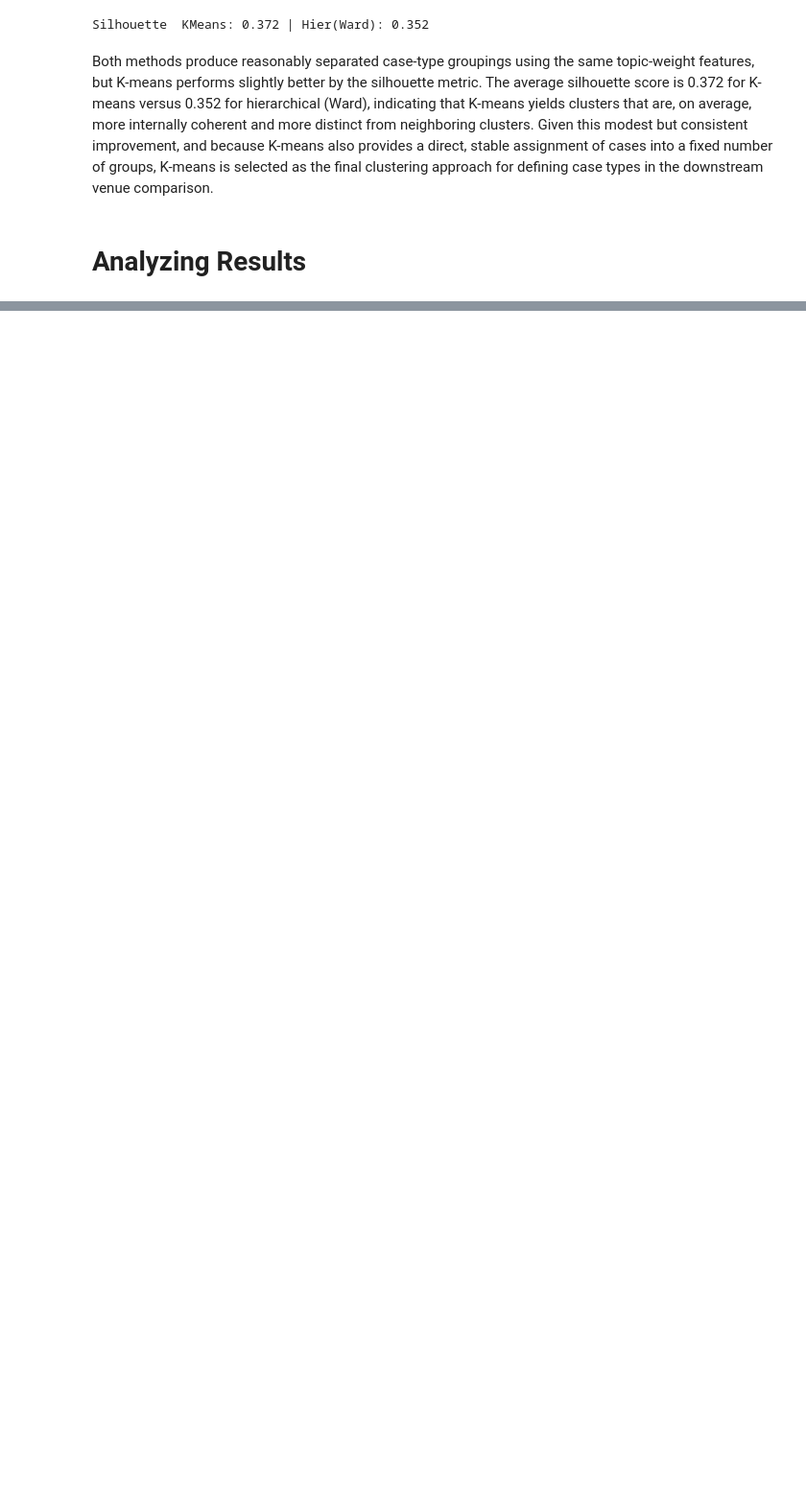
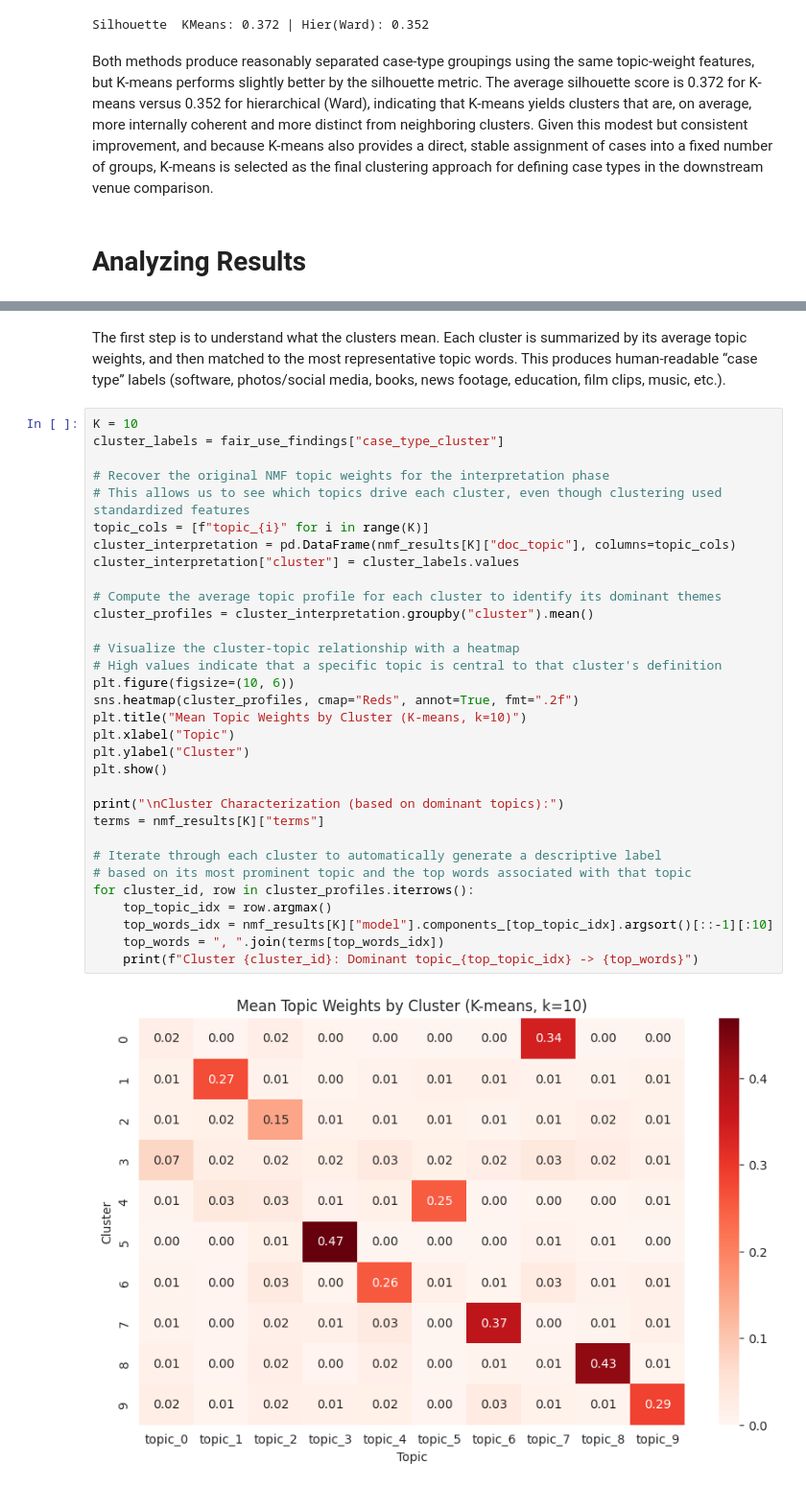
Before and after one commit to mqanaq/BA820-B1-Team13, a Jupyter notebook: MG/M2_Mohamad_Gong_Fair_Use_Data_Early_Analysis_and_Insights.ipynb, the cells around one changed output, grey strips where cells are left out. Shown at 96% size. Drawn from its saved outputs; the diff is of its cells as text; blank space fills up the shorter version.

```diff
--- a/MG/M2_Mohamad_Gong_Fair_Use_Data_Early_Analysis_and_Insights.ipynb
+++ b/MG/M2_Mohamad_Gong_Fair_Use_Data_Early_Analysis_and_Insights.ipynb
@@ -928,0 +934,36 @@ Both methods produce reasonably separated case-type groupings using the same top
+# %% [markdown]
+The first step is to understand what the clusters mean. Each cluster is summarized by its average topic weights, and then matched to the most representative topic words. This produces human-readable “case type” labels (software, photos/social media, books, news footage, education, film clips, music, etc.).
+# %%
+K = 10
+cluster_labels = fair_use_findings["case_type_cluster"]
+
+# Recover the original NMF topic weights for the interpretation phase
+# This allows us to see which topics drive each cluster, even though clustering used standardized features
+topic_cols = [f"topic_{i}" for i in range(K)]
+cluster_interpretation = pd.DataFrame(nmf_results[K]["doc_topic"], columns=topic_cols)
+cluster_interpretation["cluster"] = cluster_labels.values
+
+# Compute the average topic profile for each cluster to identify its dominant themes
+cluster_profiles = cluster_interpretation.groupby("cluster").mean()
+
+# Visualize the cluster-topic relationship with a heatmap
+# High values indicate that a specific topic is central to that cluster's definition
+plt.figure(figsize=(10, 6))
+sns.heatmap(cluster_profiles, cmap="Reds", annot=True, fmt=".2f")
+plt.title("Mean Topic Weights by Cluster (K-means, k=10)")
+plt.xlabel("Topic")
+plt.ylabel("Cluster")
+plt.show()
+
+print("\nCluster Characterization (based on dominant topics):")
+terms = nmf_results[K]["terms"]
+
+# Iterate through each cluster to automatically generate a descriptive label
+# based on its most prominent topic and the top words associated with that topic
+for cluster_id, row in cluster_profiles.iterrows():
+    top_topic_idx = row.argmax()
+    top_words_idx = nmf_results[K]["model"].components_[top_topic_idx].argsort()[::-1][:10]
+    top_words = ", ".join(terms[top_words_idx])
+    print(f"Cluster {cluster_id}: Dominant topic_{top_topic_idx} -> {top_words}")
+# %% [output]
+[figure, added]
```
Also changed, not shown: parts of 13 cells of this notebook.
